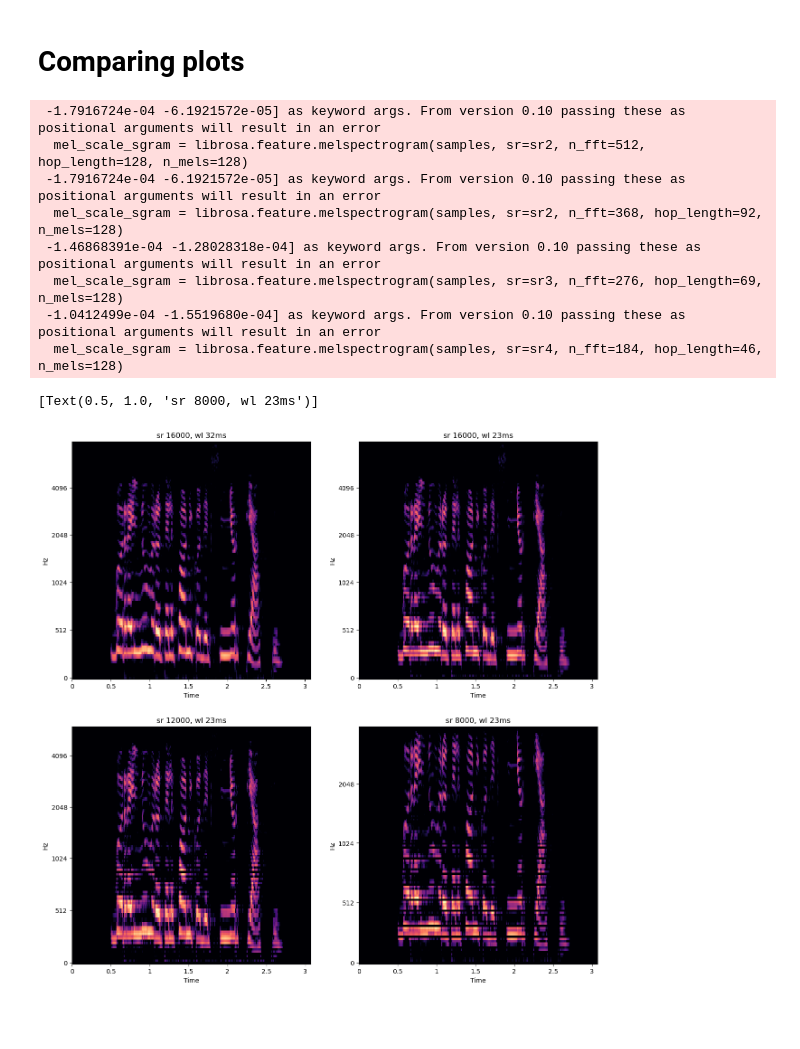
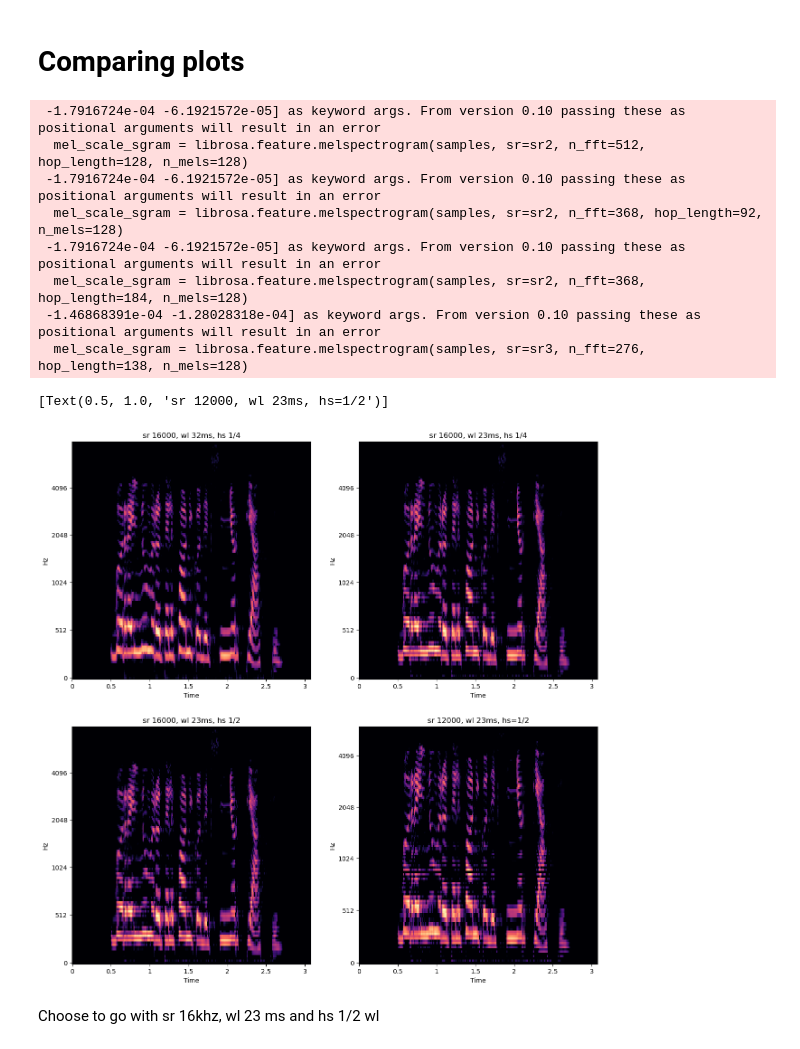
Before and after one commit to LIMUNIMI/thesis_adversarial_ml_audio, a Jupyter notebook: datasets_sr_test.ipynb, the cells around one changed output. Drawn from its saved outputs; the diff is of its cells as text; code cells hidden in the pictures; blank space fills up the shorter version.

```diff
--- a/datasets_sr_test.ipynb
+++ b/datasets_sr_test.ipynb
@@ -173,0 +178,2 @@ librosa.display.specshow(log_mel_sgram, sr=sr2, n_fft=368, hop_length=92, x_axis
+# %%
+samples, sample_rate = librosa.load(example_audio, sr=sr2)
@@ -228,46 +250,49 @@ librosa.display.specshow(log_mel_sgram, sr=sr4, n_fft=184, hop_length=46, x_axis
 # %%
 # Construct a subplot grid with 3 rows and 1 column, sharing the x-axis)
 fig, ((ax1, ax2), (ax3, ax4)) = plt.subplots(2, 2, figsize=(15, 15))
 
 samples, sample_rate = librosa.load(example_audio, sr=sr2)
 # use the mel-scale instead of raw frequency
 mel_scale_sgram = librosa.feature.melspectrogram(samples, sr=sr2, n_fft=512, hop_length=128, n_mels=128)
 # use the decibel scale to get the final Mel Spectrogram
 log_mel_sgram = librosa.amplitude_to_db(mel_scale_sgram, ref=np.min)
 librosa.display.specshow(log_mel_sgram, sr=sr2, n_fft=512, hop_length=128,  x_axis='time', y_axis='mel', ax=ax1)
-ax1.set(title='sr 16000, wl 32ms')
+ax1.set(title='sr 16000, wl 32ms, hs 1/4')
 
 samples, sample_rate = librosa.load(example_audio, sr=sr2)
 # use the mel-scale instead of raw frequency
 mel_scale_sgram = librosa.feature.melspectrogram(samples, sr=sr2, n_fft=368, hop_length=92, n_mels=128)
 # use the decibel scale to get the final Mel Spectrogram
 log_mel_sgram = librosa.amplitude_to_db(mel_scale_sgram, ref=np.min)
 librosa.display.specshow(log_mel_sgram, sr=sr2, n_fft=368, hop_length=92, x_axis='time', y_axis='mel', ax=ax2)
-ax2.set(title='sr 16000, wl 23ms')
+ax2.set(title='sr 16000, wl 23ms, hs 1/4')
+
+samples, sample_rate = librosa.load(example_audio, sr=sr2)
+# use the mel-scale instead of raw frequency
+mel_scale_sgram = librosa.feature.melspectrogram(samples, sr=sr2, n_fft=368, hop_length=184, n_mels=128)
+# use the decibel scale to get the final Mel Spectrogram
+log_mel_sgram = librosa.amplitude_to_db(mel_scale_sgram, ref=np.min)
+librosa.display.specshow(log_mel_sgram, sr=sr2, n_fft=368, hop_length=184, x_axis='time', y_axis='mel', ax=ax3)
+ax3.set(title='sr 16000, wl 23ms, hs 1/2')
+
 
 samples, sample_rate = librosa.load(example_audio, sr=sr3)
 # use the mel-scale instead of raw frequency
-mel_scale_sgram = librosa.feature.melspectrogram(samples, sr=sr3, n_fft=276, hop_length=69, n_mels=128)
+mel_scale_sgram = librosa.feature.melspectrogram(samples, sr=sr3, n_fft=276, hop_length=138, n_mels=128)
 # use the decibel scale to get the final Mel Spectrogram
 log_mel_sgram = librosa.amplitude_to_db(mel_scale_sgram, ref=np.min)
-librosa.display.specshow(log_mel_sgram, sr=sr3, n_fft=276, hop_length=69, x_axis='time', y_axis='mel', ax=ax3)
-ax3.set(title='sr 12000, wl 23ms')
-
-samples, sample_rate = librosa.load(example_audio, sr=sr4)
-# use the mel-scale instead of raw frequency
-mel_scale_sgram = librosa.feature.melspectrogram(samples, sr=sr4, n_fft=184, hop_length=46, n_mels=128)
-# use the decibel scale to get the final Mel Spectrogram
-log_mel_sgram = librosa.amplitude_to_db(mel_scale_sgram, ref=np.min)
-librosa.display.specshow(log_mel_sgram, sr=sr4, n_fft=184, hop_length=46, x_axis='time', y_axis='mel', ax=ax4)
-ax4.set(title='sr 8000, wl 23ms')
+librosa.display.specshow(log_mel_sgram, sr=sr3, n_fft=276, hop_length=138, x_axis='time', y_axis='mel', ax=ax4)
+ax4.set(title='sr 12000, wl 23ms, hs=1/2')
 # %% [output]
  -1.7916724e-04 -6.1921572e-05] as keyword args. From version 0.10 passing these as positional arguments will result in an error
   mel_scale_sgram = librosa.feature.melspectrogram(samples, sr=sr2, n_fft=512, hop_length=128, n_mels=128)
  -1.7916724e-04 -6.1921572e-05] as keyword args. From version 0.10 passing these as positional arguments will result in an error
   mel_scale_sgram = librosa.feature.melspectrogram(samples, sr=sr2, n_fft=368, hop_length=92, n_mels=128)
+ -1.7916724e-04 -6.1921572e-05] as keyword args. From version 0.10 passing these as positional arguments will result in an error
+  mel_scale_sgram = librosa.feature.melspectrogram(samples, sr=sr2, n_fft=368, hop_length=184, n_mels=128)
  -1.46868391e-04 -1.28028318e-04] as keyword args. From version 0.10 passing these as positional arguments will result in an error
-  mel_scale_sgram = librosa.feature.melspectrogram(samples, sr=sr3, n_fft=276, hop_length=69, n_mels=128)
- -1.0412499e-04 -1.5519680e-04] as keyword args. From version 0.10 passing these as positional arguments will result in an error
-  mel_scale_sgram = librosa.feature.melspectrogram(samples, sr=sr4, n_fft=184, hop_length=46, n_mels=128)
+  mel_scale_sgram = librosa.feature.melspectrogram(samples, sr=sr3, n_fft=276, hop_length=138, n_mels=128)
-[Text(0.5, 1.0, 'sr 8000, wl 23ms')]
+[Text(0.5, 1.0, 'sr 12000, wl 23ms, hs=1/2')]
-[figure, old version]
+[figure, new version]
+# %% [markdown]
+Choose to go with sr 16khz, wl 23 ms and hs 1/2 wl
```
Also changed, not shown: parts of 9 cells of this notebook.
